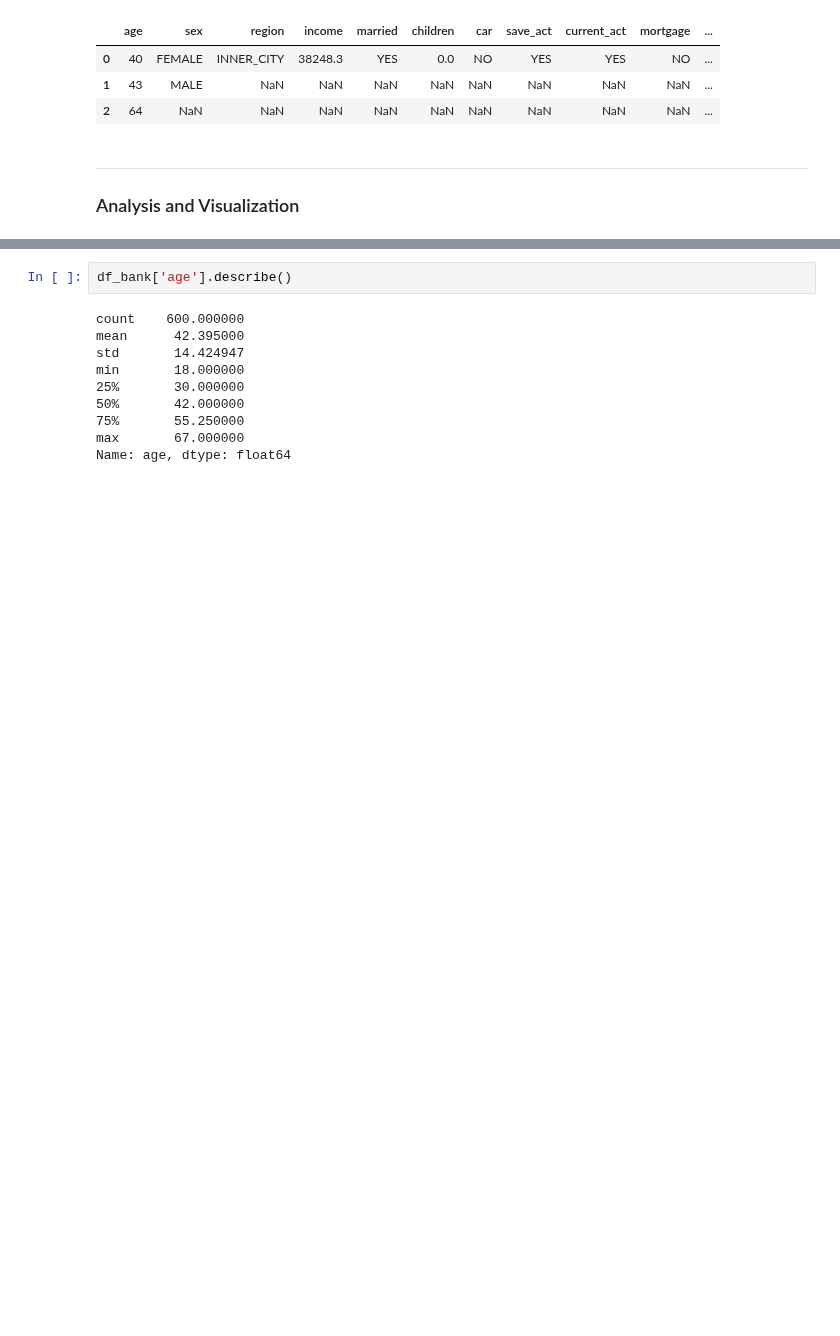
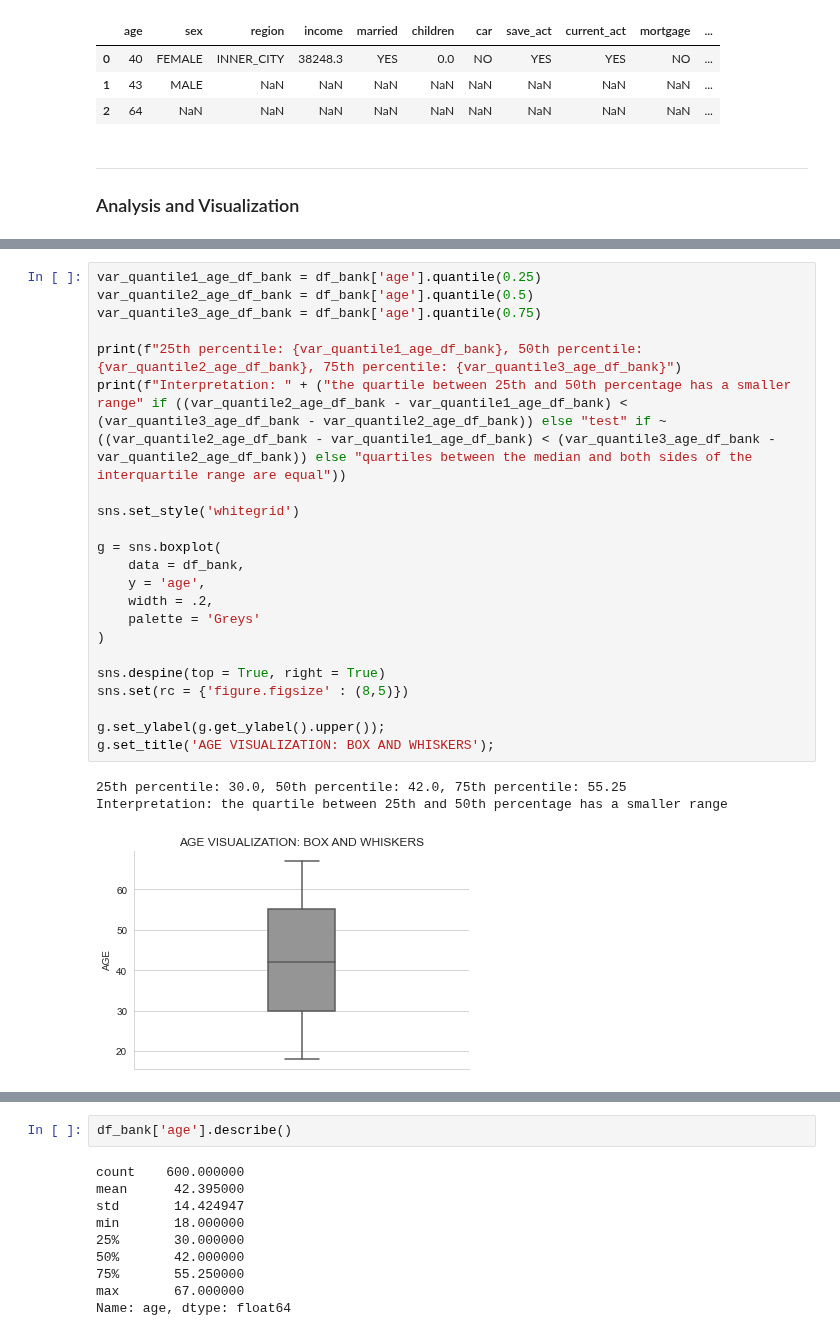
Before and after one commit to hyoaru/dsa-libraries-test, a Jupyter notebook: main/ipython-notebooks/implementation/desc_stats.ipynb, the cells around one changed output, grey strips where cells are left out. Saved outputs shown, nothing was run; the diff lists cells and outputs as text; blank space fills up the shorter version.

```diff
--- a/main/ipython-notebooks/implementation/desc_stats.ipynb
+++ b/main/ipython-notebooks/implementation/desc_stats.ipynb
@@ -84,0 +121,26 @@ df_bank.mode()
+# %%
+var_quantile1_age_df_bank = df_bank['age'].quantile(0.25)
+var_quantile2_age_df_bank = df_bank['age'].quantile(0.5)
+var_quantile3_age_df_bank = df_bank['age'].quantile(0.75)
+
+print(f"25th percentile: {var_quantile1_age_df_bank}, 50th percentile: {var_quantile2_age_df_bank}, 75th percentile: {var_quantile3_age_df_bank}")
+print(f"Interpretation: " + ("the quartile between 25th and 50th percentage has a smaller range" if ((var_quantile2_age_df_bank - var_quantile1_age_df_bank) < (var_quantile3_age_df_bank - var_quantile2_age_df_bank)) else "test" if ~((var_quantile2_age_df_bank - var_quantile1_age_df_bank) < (var_quantile3_age_df_bank - var_quantile2_age_df_bank)) else "quartiles between the median and both sides of the interquartile range are equal"))
+
+sns.set_style('whitegrid')
+
+g = sns.boxplot(
+    data = df_bank,
+    y = 'age',
+    width = .2,
+    palette = 'Greys'
+)
+
+sns.despine(top = True, right = True)
+sns.set(rc = {'figure.figsize' : (8,5)})
+
+g.set_ylabel(g.get_ylabel().upper());
+g.set_title('AGE VISUALIZATION: BOX AND WHISKERS');
+# %% [output]
+25th percentile: 30.0, 50th percentile: 42.0, 75th percentile: 55.25
+Interpretation: the quartile between 25th and 50th percentage has a smaller range
+[figure, added]
```
Also changed, not shown: parts of 31 cells of this notebook.
